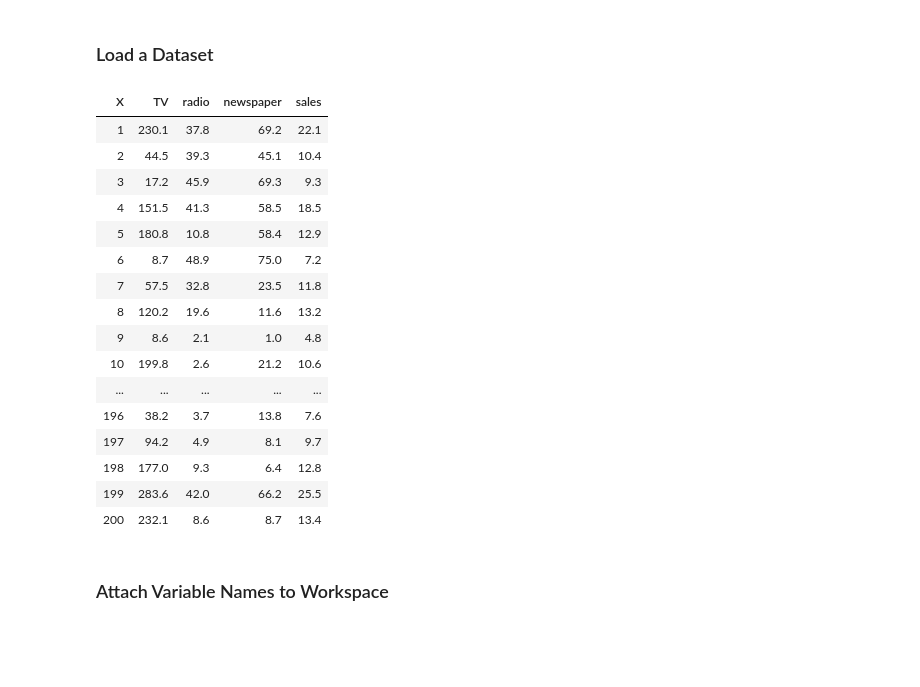
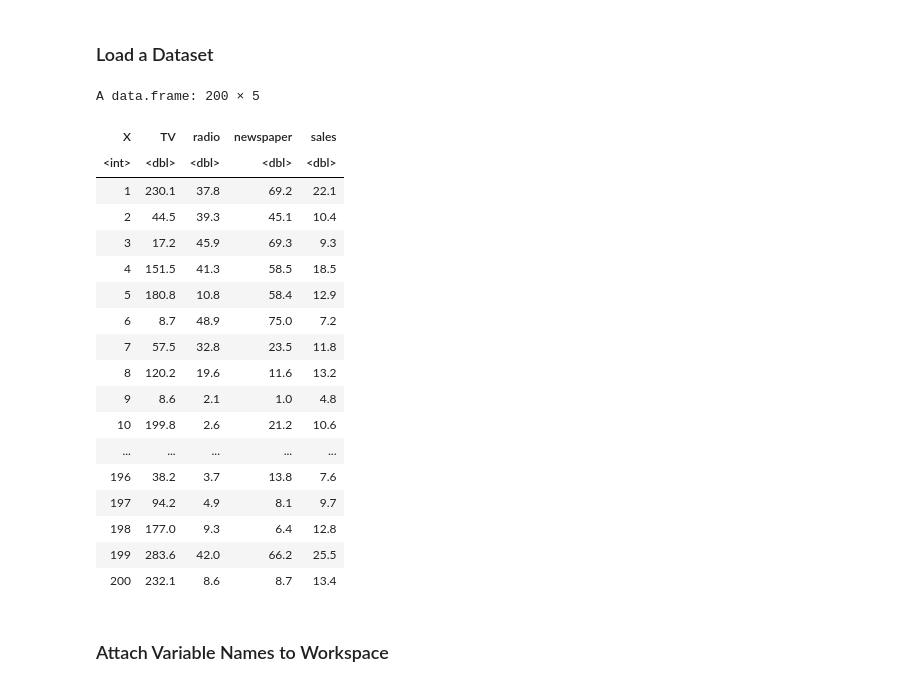
Before and after one commit to ummd/ummd.github.io, a Jupyter notebook: Teaching/Lecture1/Lecture1a.ipynb, the cells around one changed output. Saved outputs shown, nothing was run; the diff lists cells and outputs as text; code cells hidden in the pictures; blank space fills up the shorter version.

```diff
--- a/Teaching/Lecture1/Lecture1a.ipynb
+++ b/Teaching/Lecture1/Lecture1a.ipynb
@@ -12,10 +12,12 @@ Data form 200 markets
 # %% [markdown]
 ### Load a Dataset
 # %%
-Advertising <- read.csv("~/rotman/RSM8512/Data/Advertising.csv")
+Advertising <- read.csv("https://ummd.github.io/Teaching/Data/Advertising.csv")
 Advertising
 # %% [output]
+A data.frame: 200 × 5
 | X | TV | radio | newspaper | sales |
+| <int> | <dbl> | <dbl> | <dbl> | <dbl> |
 | 1 | 230.1 | 37.8 | 69.2 | 22.1 |
 | 2 | 44.5 | 39.3 | 45.1 | 10.4 |
 | 3 | 17.2 | 45.9 | 69.3 | 9.3 |
```
